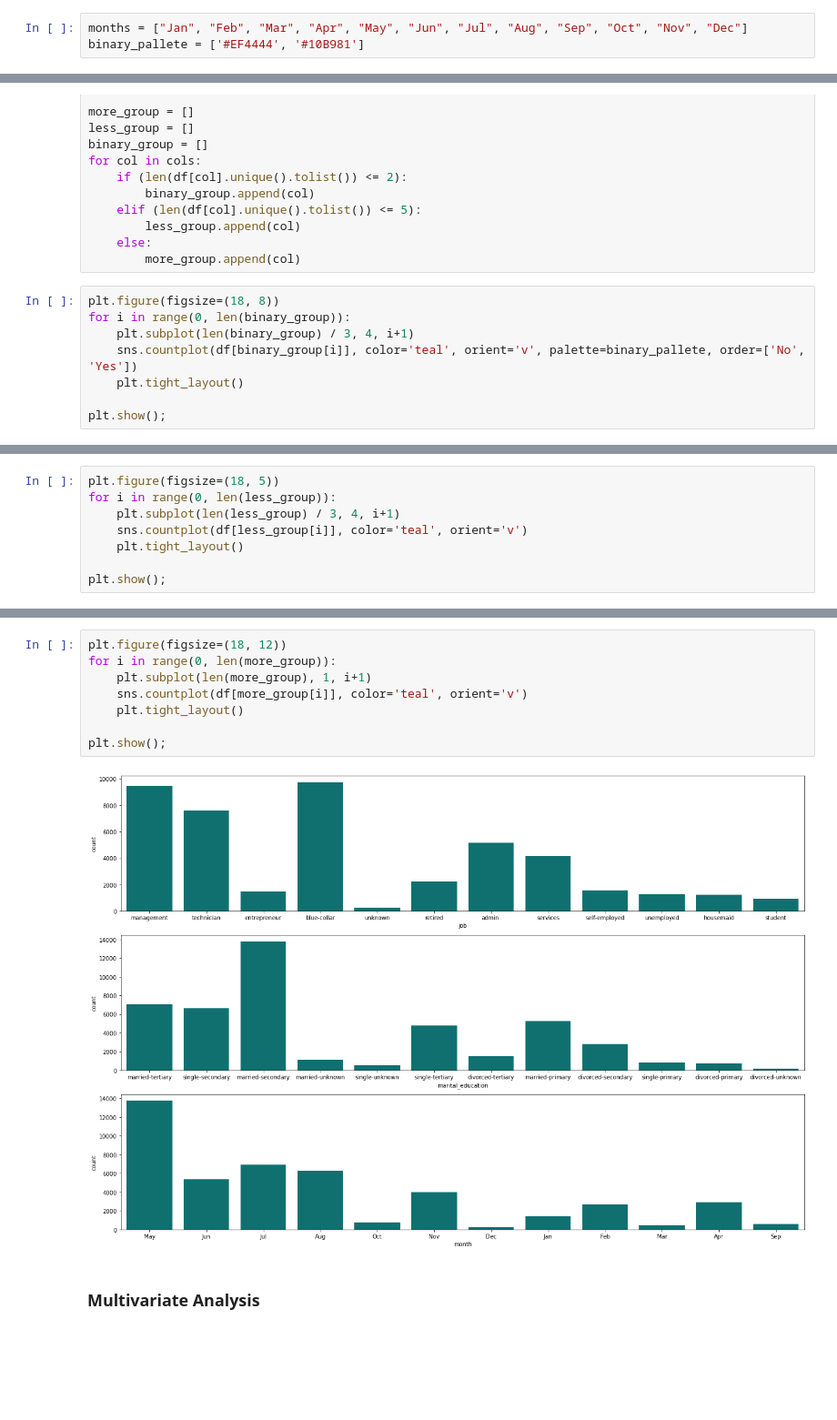
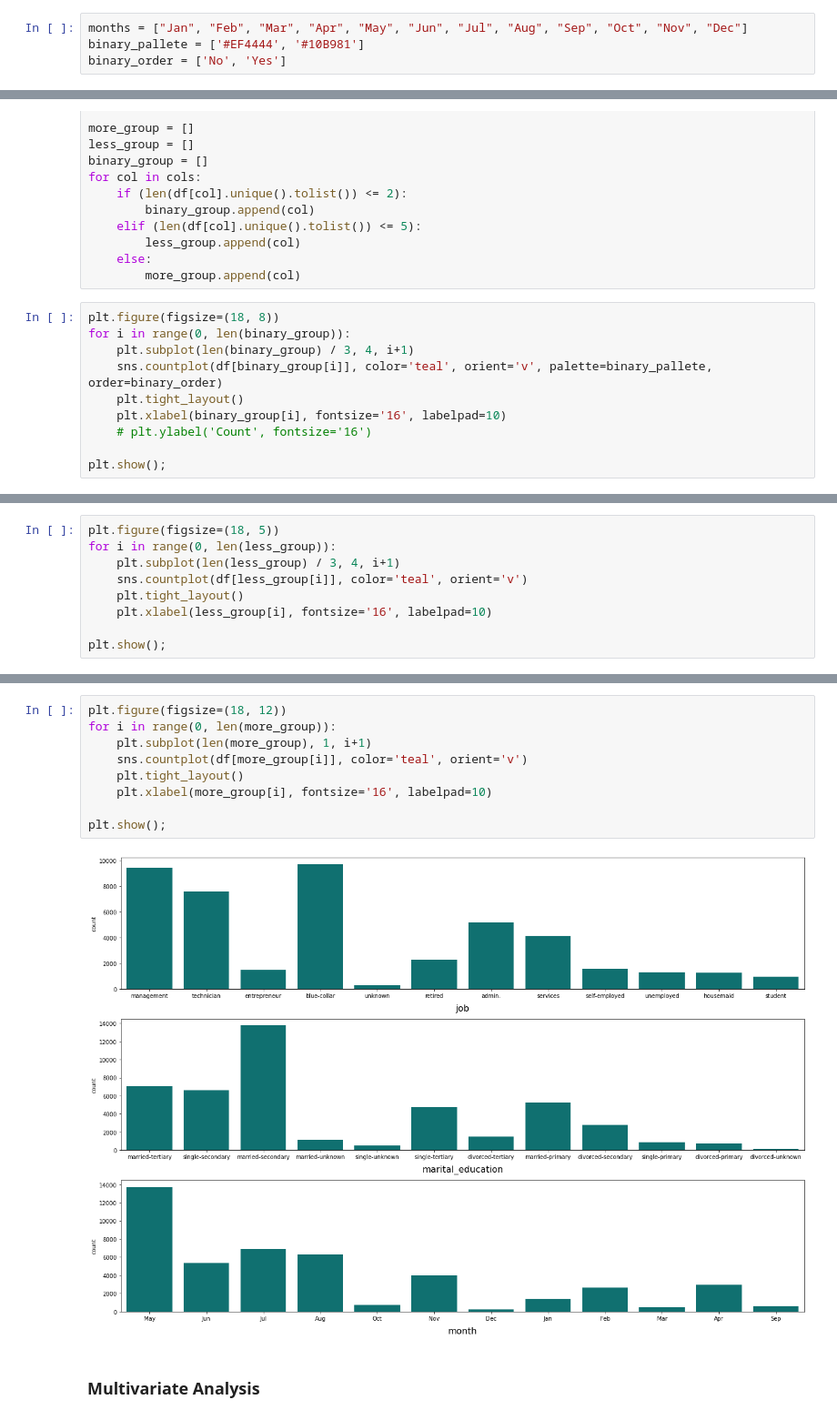
Before and after one commit to dendihandian/data-portfolio, a Jupyter notebook: bank-marketing/bank-marketing.ipynb, the cells around one changed output, grey strips where cells are left out. Shown: that part at 91% size. Drawn from its saved outputs; the diff is of its cells as text; blank space fills up the shorter version.

Commit message:
some plot fixes and improvements

```diff
--- a/bank-marketing/bank-marketing.ipynb
+++ b/bank-marketing/bank-marketing.ipynb
@@ -53,6 +53,7 @@ df.sample(5, random_state=1)
 # %%
 months = ["Jan", "Feb", "Mar", "Apr", "May", "Jun", "Jul", "Aug", "Sep", "Oct", "Nov", "Dec"]
 binary_pallete = ['#EF4444', '#10B981']
+binary_order = ['No', 'Yes']
 # %% [markdown]
 ## Data Information & Description
 # %% [markdown]
@@ -252,8 +253,10 @@ for col in cols:
 plt.figure(figsize=(18, 8))
 for i in range(0, len(binary_group)):
     plt.subplot(len(binary_group) / 3, 4, i+1)
-    sns.countplot(df[binary_group[i]], color='teal', orient='v', palette=binary_pallete, order=['No', 'Yes'])
+    sns.countplot(df[binary_group[i]], color='teal', orient='v', palette=binary_pallete, order=binary_order)
     plt.tight_layout()
+    plt.xlabel(binary_group[i], fontsize='16', labelpad=10)
+    # plt.ylabel('Count', fontsize='16')
 
 plt.show();
 # %% [output]
@@ -264,6 +267,7 @@ for i in range(0, len(less_group)):
     plt.subplot(len(less_group) / 3, 4, i+1)
     sns.countplot(df[less_group[i]], color='teal', orient='v')
     plt.tight_layout()
+    plt.xlabel(less_group[i], fontsize='16', labelpad=10)
 
 plt.show();
 # %% [output]
@@ -271,13 +275,14 @@ plt.show();
 # %%
 plt.figure(figsize=(18, 12))
 for i in range(0, len(more_group)):
     plt.subplot(len(more_group), 1, i+1)
     sns.countplot(df[more_group[i]], color='teal', orient='v')
     plt.tight_layout()
+    plt.xlabel(more_group[i], fontsize='16', labelpad=10)
 
 plt.show();
 # %% [output]
-[figure, old version]
+[figure, new version]
 # %% [markdown]
 ### Multivariate Analysis
 # %% [markdown]
```
Also changed, not shown: parts of 6 cells of this notebook.
